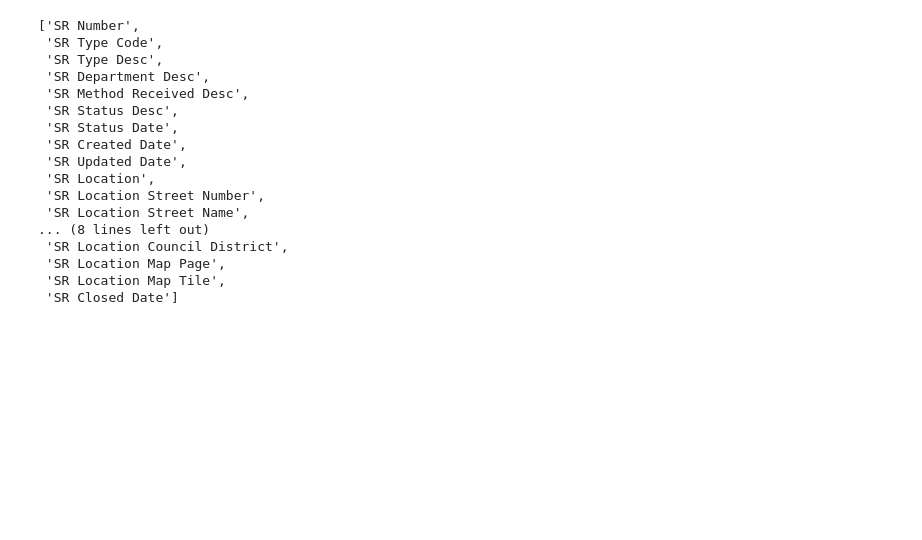
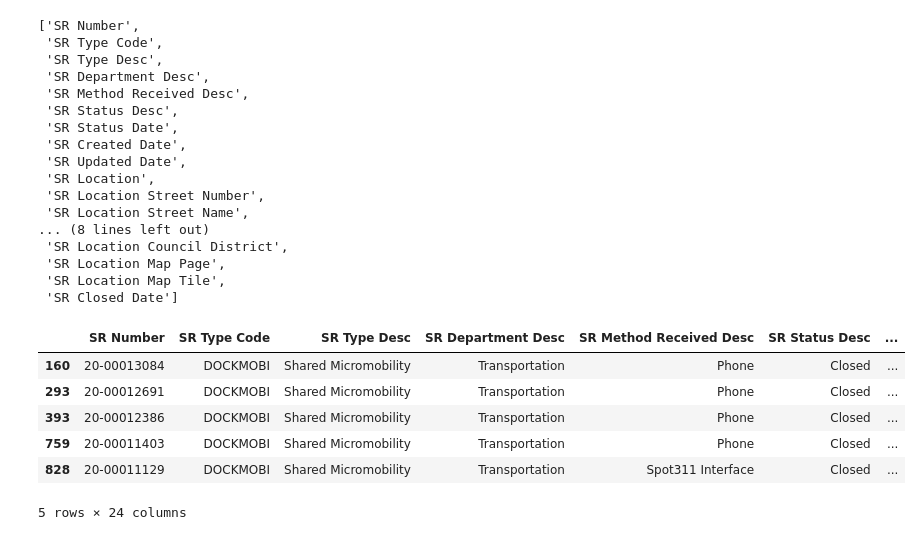
Before and after one commit to sheetalbongale/Scooters-In-Austin-Data-Analysis, a Jupyter notebook: notebooks/311_AODP/311_client_method.ipynb, the cells around one changed output. Cells and saved outputs as stored; diff of their text form; code cells hidden in the pictures; blank space fills up the shorter version.

```diff
--- a/notebooks/311_AODP/311_client_method.ipynb
+++ b/notebooks/311_AODP/311_client_method.ipynb
@@ -142,3 +173,15 @@ list(clean_df.columns)
  'SR Location Map Page',
  'SR Location Map Tile',
  'SR Closed Date']
+# %%
+# Dropping all the null value rows:
+clean_df = clean_df.dropna(how='any')
+clean_df.head()
+# %% [output]
+|  | SR Number | SR Type Code | SR Type Desc | SR Department Desc | SR Method Received Desc | SR Status Desc | ... |
+| 160 | 20-00013084 | DOCKMOBI | Shared Micromobility | Transportation | Phone | Closed | ... |
+| 293 | 20-00012691 | DOCKMOBI | Shared Micromobility | Transportation | Phone | Closed | ... |
+| 393 | 20-00012386 | DOCKMOBI | Shared Micromobility | Transportation | Phone | Closed | ... |
+| 759 | 20-00011403 | DOCKMOBI | Shared Micromobility | Transportation | Phone | Closed | ... |
+| 828 | 20-00011129 | DOCKMOBI | Shared Micromobility | Transportation | Spot311 Interface | Closed | ... |
+5 rows × 24 columns
```
Also changed, not shown: parts of 14 cells of this notebook.
